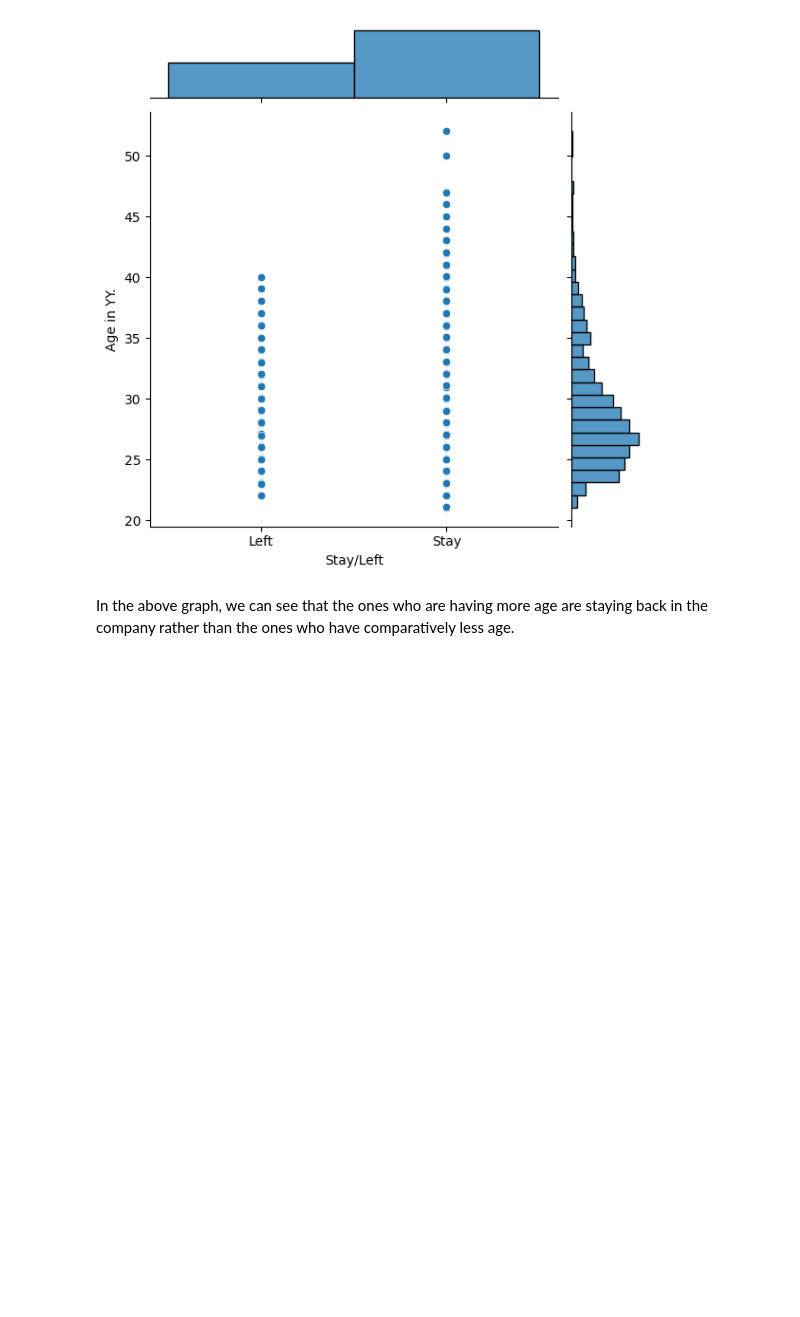
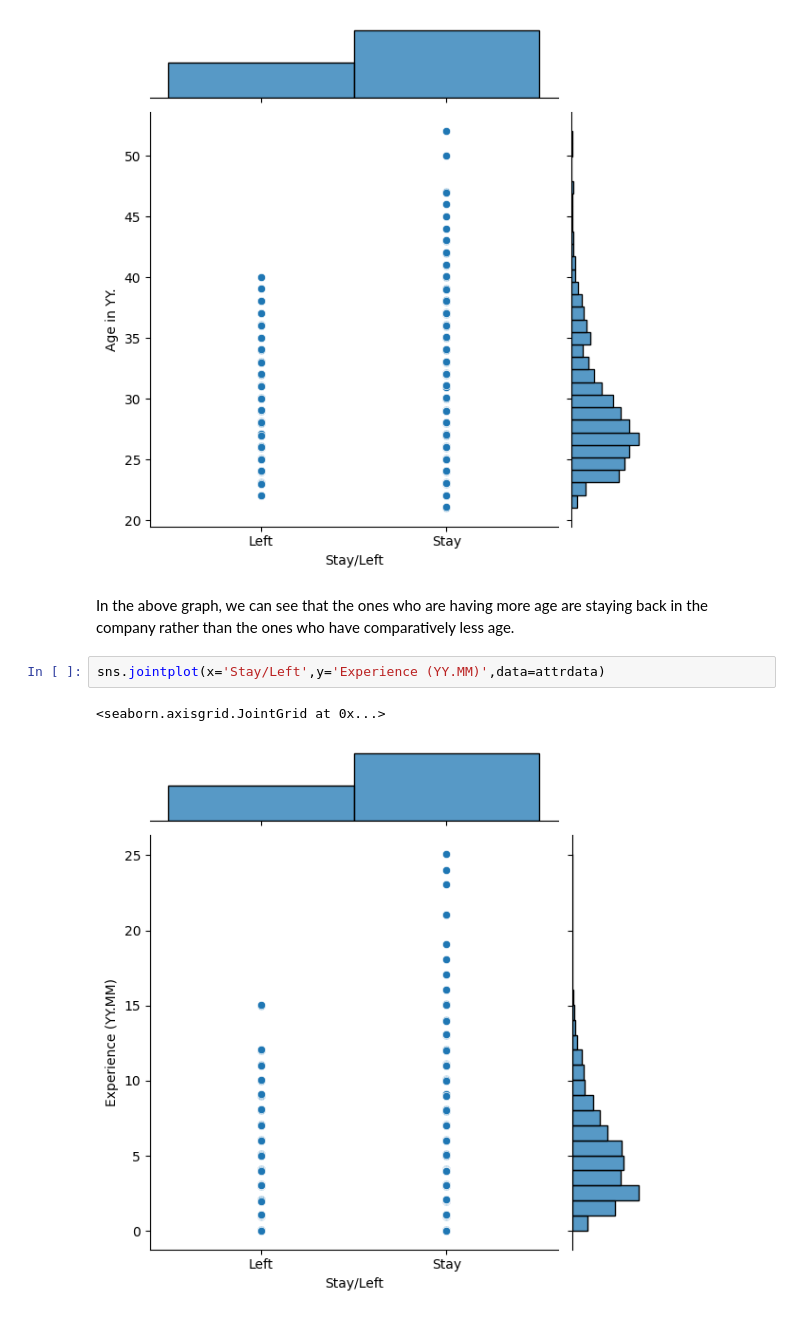
Before and after one commit to Kavin-Prasanth75/Employee-attrition-prediction, a Jupyter notebook: main.ipynb, the cells around one changed output. Saved outputs shown, nothing was run; the diff lists cells and outputs as text; blank space fills up the shorter version.

```diff
--- a/main.ipynb
+++ b/main.ipynb
@@ -316,3 +316,8 @@ sns.jointplot(x='Stay/Left',y='Age in YY.',data=attrdata)
 [figure]
 # %% [markdown]
 In the above graph, we can see that the ones who are having more age are staying back in the company rather than the ones who have comparatively less age.
+# %%
+sns.jointplot(x='Stay/Left',y='Experience (YY.MM)',data=attrdata)
+# %% [output]
+<seaborn.axisgrid.JointGrid at 0x...>
+[figure, added]
```
Also changed, not shown: parts of 67 cells of this notebook, 2 other files.
